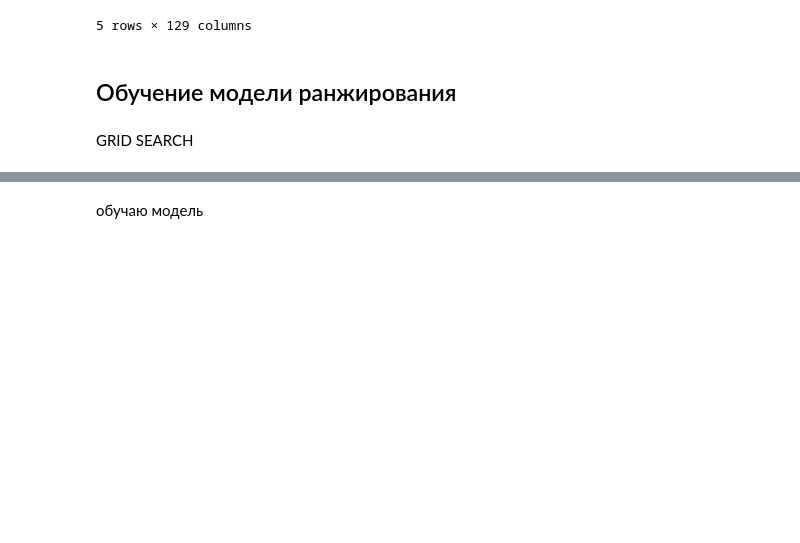
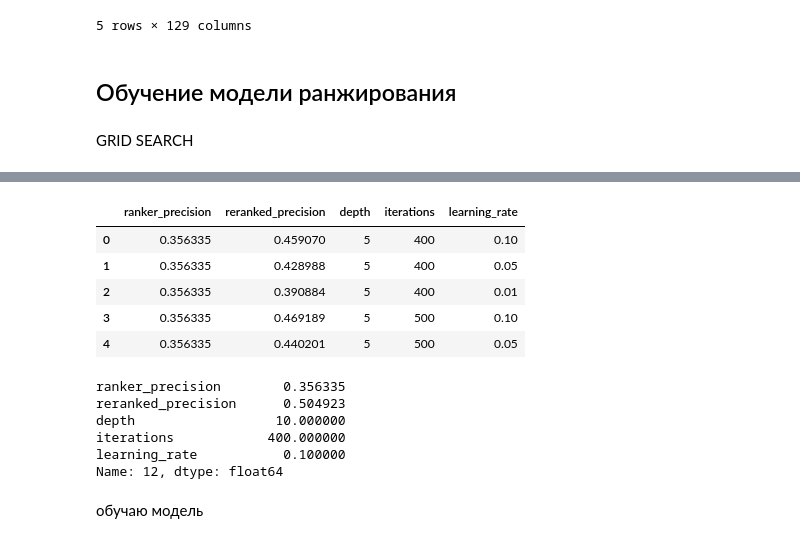
Before and after one commit to AntonyVasilev/Recommendations-systems, a Jupyter notebook: draft_notebooks/draft_notebook_cb(0.2632).ipynb, the cells around one changed output, grey strips where cells are left out. Cells and saved outputs as stored; diff of their text form; code cells hidden in the pictures; blank space fills up the shorter version.

```diff
--- a/draft_notebook_lgb_v3.ipynb
+++ b/draft_notebooks/draft_notebook_cb(0.2632).ipynb
@@ -550,5 +484,23 @@ GRID SEARCH
+# %%
+res_1 = pd.read_csv('grid_search_cb_part_1.csv', index_col=0)
+res_2 = pd.read_csv('grid_search_cb_part_2.csv', index_col=0)
+res_df = pd.concat([res_1, res_2]).reset_index().drop('index', axis=1)
+res_df.head()
+# %% [output]
+|  | ranker_precision | reranked_precision | depth | iterations | learning_rate |
+| 0 | 0.356335 | 0.459070 | 5 | 400 | 0.10 |
+| 1 | 0.356335 | 0.428988 | 5 | 400 | 0.05 |
+| 2 | 0.356335 | 0.390884 | 5 | 400 | 0.01 |
+| 3 | 0.356335 | 0.469189 | 5 | 500 | 0.10 |
+| 4 | 0.356335 | 0.440201 | 5 | 500 | 0.05 |
 # %%
-# res_df = pd.DataFrame(res_list)
-# res_df.iloc[np.argmax(res_df['reranked_precision']), :]
+res_df.iloc[np.argmax(res_df['reranked_precision']), :]
+# %% [output]
+ranker_precision        0.356335
+reranked_precision      0.504923
+depth                  10.000000
+iterations            400.000000
+learning_rate           0.100000
+Name: 12, dtype: float64
 # %% [markdown]
 обучаю модель
```
Also changed, not shown: parts of 33 cells of this notebook, 9 other files.
